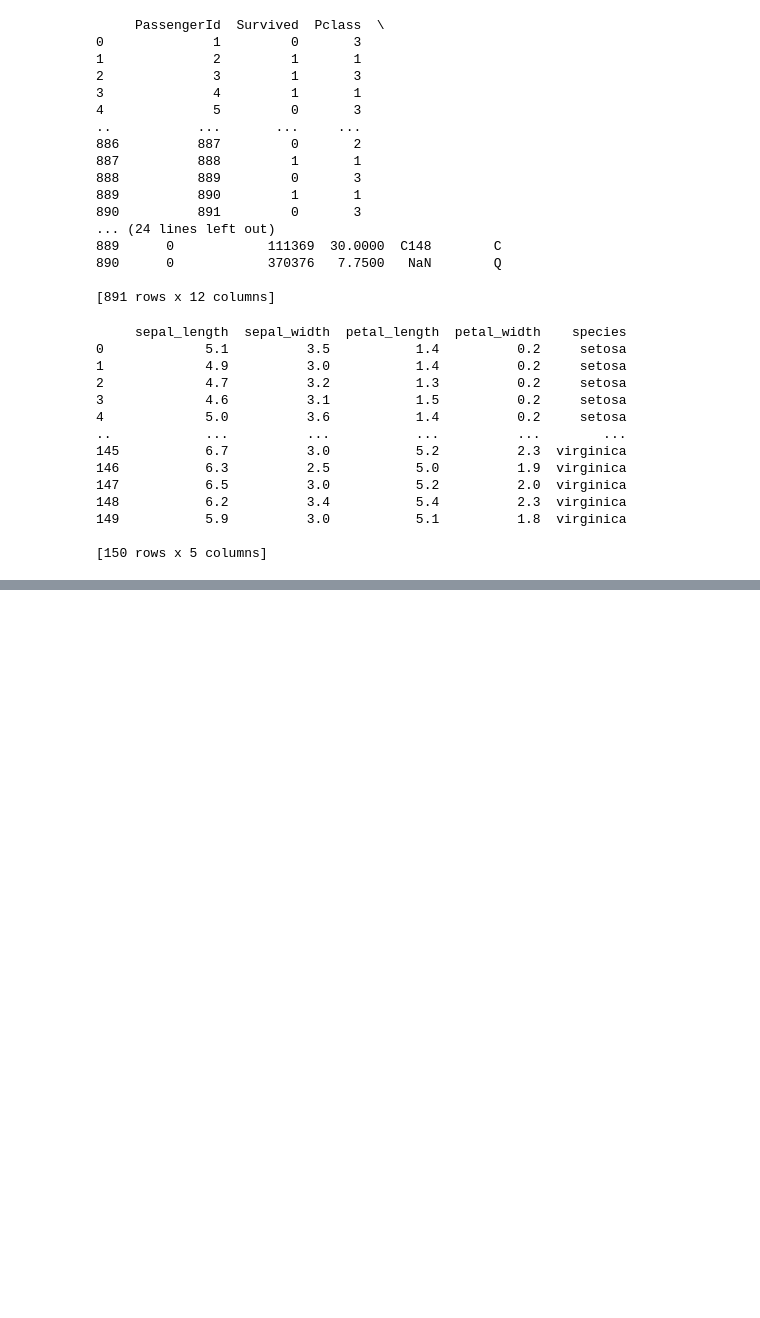
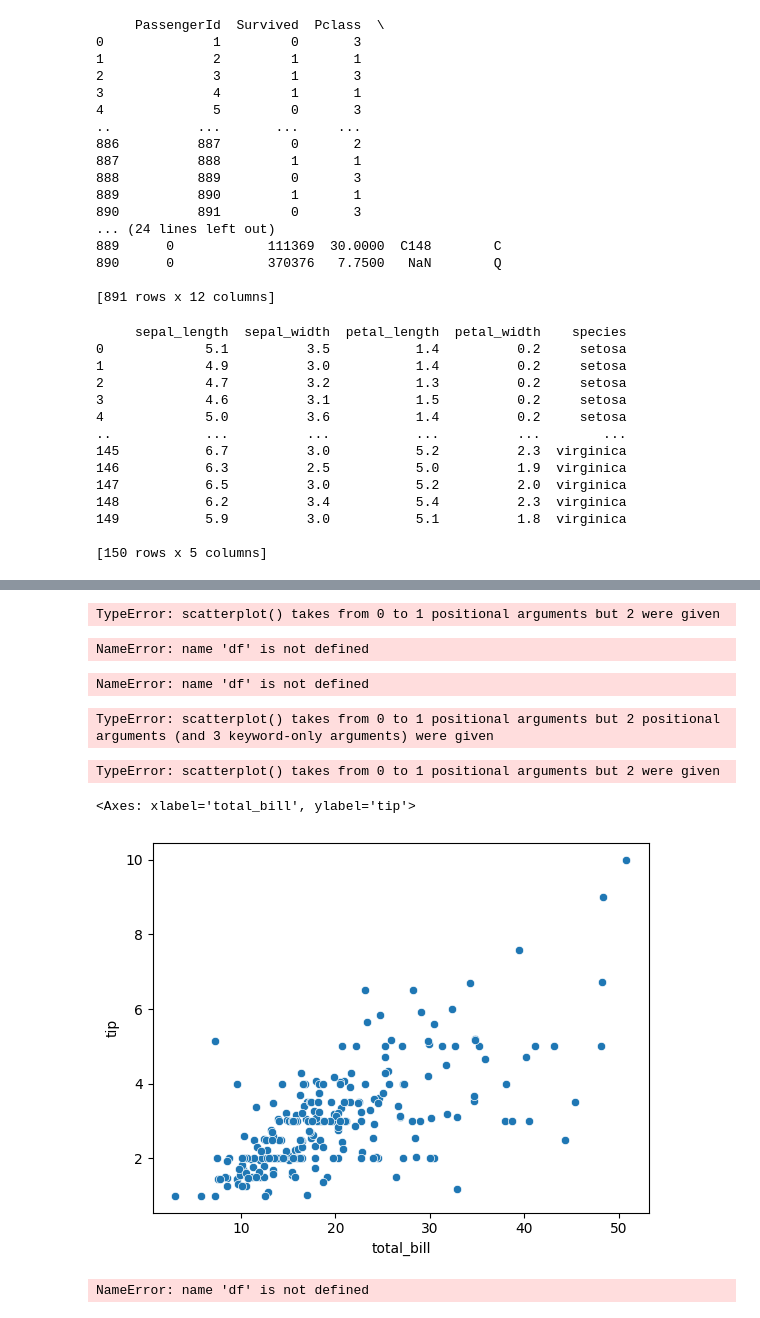
Before and after one commit to RAHUL573769/Machine-Learning-6months-Challenge, a Jupyter notebook: CampusX/CampusX Data Science Mentorship Program/Day-21/Day-21-Imp/Untitled.ipynb, the cells around one changed output, grey strips where cells are left out. Drawn from its saved outputs; the diff is of its cells as text; code cells hidden in the pictures; blank space fills up the shorter version.

```diff
--- a/CampusX/CampusX Data Science Mentorship Program/Day-21/Day-21-Imp/Untitled.ipynb
+++ b/CampusX/CampusX Data Science Mentorship Program/Day-21/Day-21-Imp/Untitled.ipynb
@@ -63,0 +66,29 @@ print(iris)
+# %%
+sns.scatterplot(tips['total_bill'],tips['tip'])
+# %% [output]
+TypeError: scatterplot() takes from 0 to 1 positional arguments but 2 were given
+# %%
+sns.scatterplot(tips['total_bill'],tips['tip'],hue=df['sex'],style=df['smoker'],size=df['size'])
+# %% [output]
+NameError: name 'df' is not defined
+# %%
+sns.scatterplot(tips['total_bill'],tips['tip'],hue=tips['sex'],style=tips['smoker'],size=df['size'])
+# %% [output]
+NameError: name 'df' is not defined
+# %%
+sns.scatterplot(tips['total_bill'],tips['tip'],hue=tips['sex'],style=tips['smoker'],size=tips['size'])
+# %% [output]
+TypeError: scatterplot() takes from 0 to 1 positional arguments but 2 positional arguments (and 3 keyword-only arguments) were given
+# %%
+sns.scatterplot(tips['total_bill'],tips['tip'])
+# %% [output]
+TypeError: scatterplot() takes from 0 to 1 positional arguments but 2 were given
+# %%
+sns.scatterplot(x="total_bill", y="tip", data=tips)
+# %% [output]
+<Axes: xlabel='total_bill', ylabel='tip'>
+[figure, added]
+# %%
+sns.scatterplot(x="total_bill", y="tip", data=tips,hue=df['sex'])
+# %% [output]
+NameError: name 'df' is not defined
```
Also changed, not shown: parts of 38 cells of this notebook, 1 other file.
